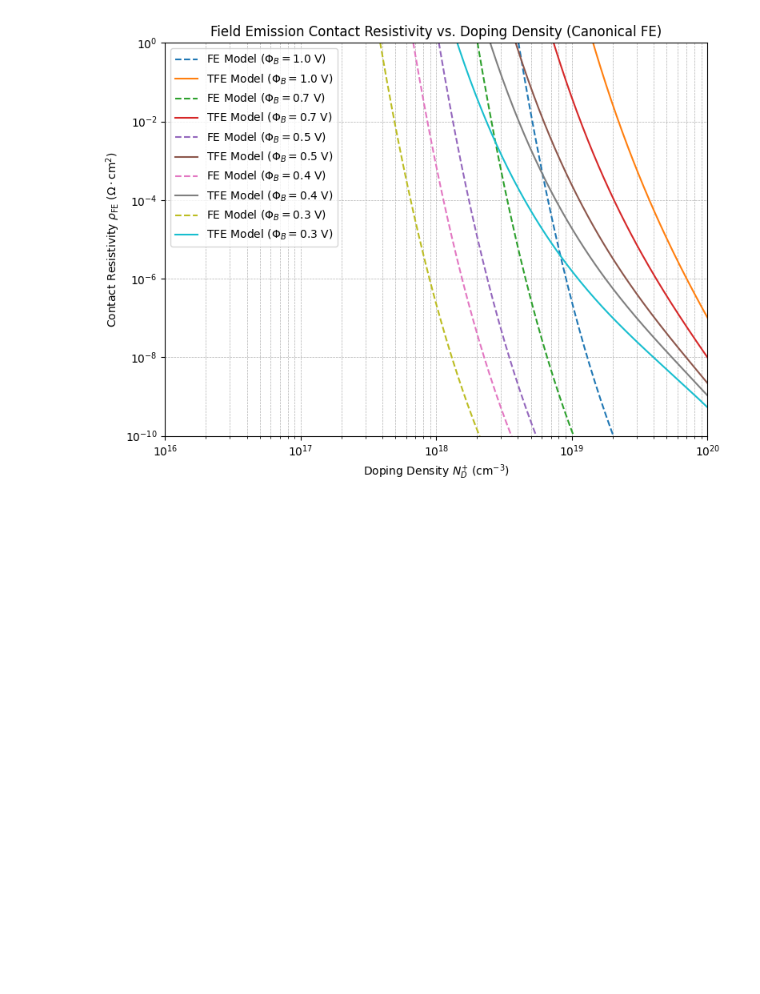
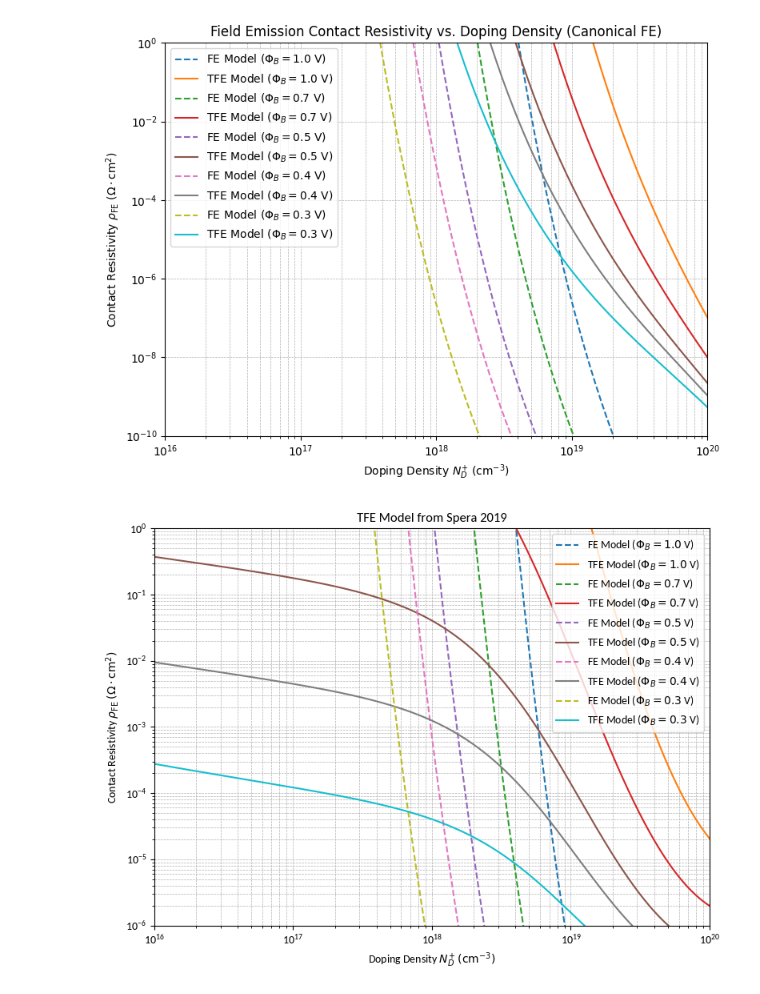
Before and after one commit to XXLutz13/Master_data, a Jupyter notebook: OtherStuff/contact_resitance.ipynb, the cells around one changed output. Saved outputs shown, nothing was run; the diff lists cells and outputs as text; code cells hidden in the pictures; blank space fills up the shorter version.

```diff
--- a/OtherStuff/contact_resitance.ipynb
+++ b/OtherStuff/contact_resitance.ipynb
@@ -2,6 +2,12 @@
 import pandas as pd
 import numpy as np
 import matplotlib.pyplot as plt
+import matplotlib.font_manager as fm
+
+font_path = '../Carlito-Regular.ttf'
+fm.fontManager.addfont(font_path) # Register the file with Matplotlib
+
+plt.rcParams['font.family'] = 'Carlito'
 # %%
 # ----------------------------------------------------
 # PHYSICAL CONSTANTS (SI Units)
@@ -565,0 +632,59 @@ except Exception as e:
+# %%
+
+# Doping concentrations from 1e16 to 1e20 cm^-3 (logarithmic sweep)
+N = np.logspace(16, 20, 300)
+# barrier_height_V_plot = [1.00, 0.90, 0.80, 0.70, 0.60, 0.50, 0.40, 0.30]
+barrier_height_V_plot = [1.00, 0.70, 0.50, 0.4, 0.30]
+temperature_K = 300.0
+
+# Initialize Plot
+plt.figure(figsize=(8, 6))
+
+
+for phi_B in barrier_height_V_plot:
+    rho_TFE_array = []
+    rho_FE_array = []
+    for n in N:
+        # Calculate resistivity using the canonical FE formula
+        rho_TFE, rho_FE = TFE_Spera(
+            N_D_plus_cm3=n,
+            Phi_B=phi_B,
+            T=temperature_K
+        )
+        rho_TFE_cm2 = rho_TFE * 1e4
+        rho_TFE_array.append(rho_TFE_cm2)
+
+        rho_FE_cm2 = rho_FE * 1e4
+        rho_FE_array.append(rho_FE_cm2)
+        # rho_FE_cm2 = rho_FE * 1e4
+        # rho_FE_array.append(rho_FE_cm2)
+
+        # rho_total_cm2 = rho_total * 1e4
+        # rho_total_array.append(rho_total_cm2)
+
+    # # Prepare data for plotting
+    # N_clean = np.array(N)
+    # rho_TFE_clean = np.array(rho_TFE_array)
+    # rho_FE_clean = np.array(rho_FE_array)
+    # rho_total_clean = np.array(rho_total_array)
+
+
+
+    # Plotting the data
+    plt.loglog(N, rho_FE_array, label=f'FE Model ($\\Phi_B={phi_B}$ V)', linestyle='--')
+    plt.loglog(N, rho_TFE_array, label=f'TFE Model ($\\Phi_B={phi_B}$ V)')
+    # plt.loglog(N_clean, rho_total_clean, label=f'rho total ($\\Phi_B={phi_B}$ V)', linestyle=':')
+
+plt.xlabel('Doping Density $N_D^{+}$ $(\\text{cm}^{-3})$')
+plt.ylabel('Contact Resistivity $\\rho_{\\text{FE}}$ $(\\Omega \\cdot \\text{cm}^2)$')
+plt.title('TFE Model from Spera 2019')
+plt.grid(True, which="both", ls="--", linewidth=0.5)
+
+plt.xlim(1e16, 1e20)
+plt.ylim(1e-6, 1e-0)
+
+plt.legend()
+plt.tight_layout()
+plt.show()
+# %% [output]
+[figure, added]
```
Also changed, not shown: parts of 1 cell of this notebook, 1 other file.
